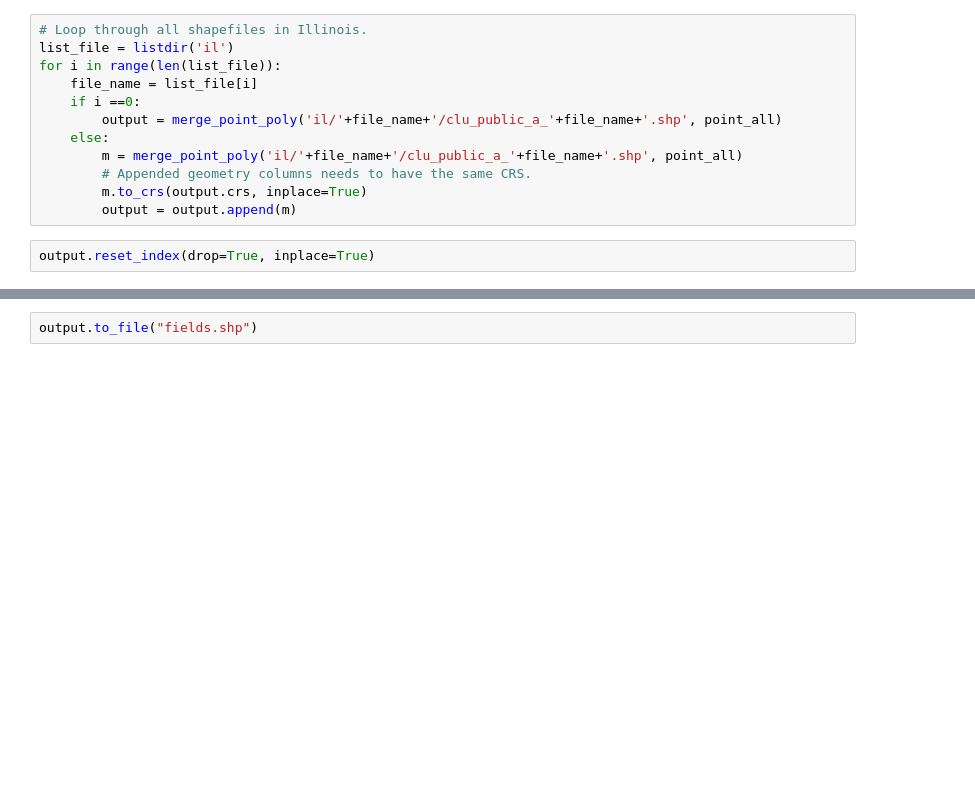
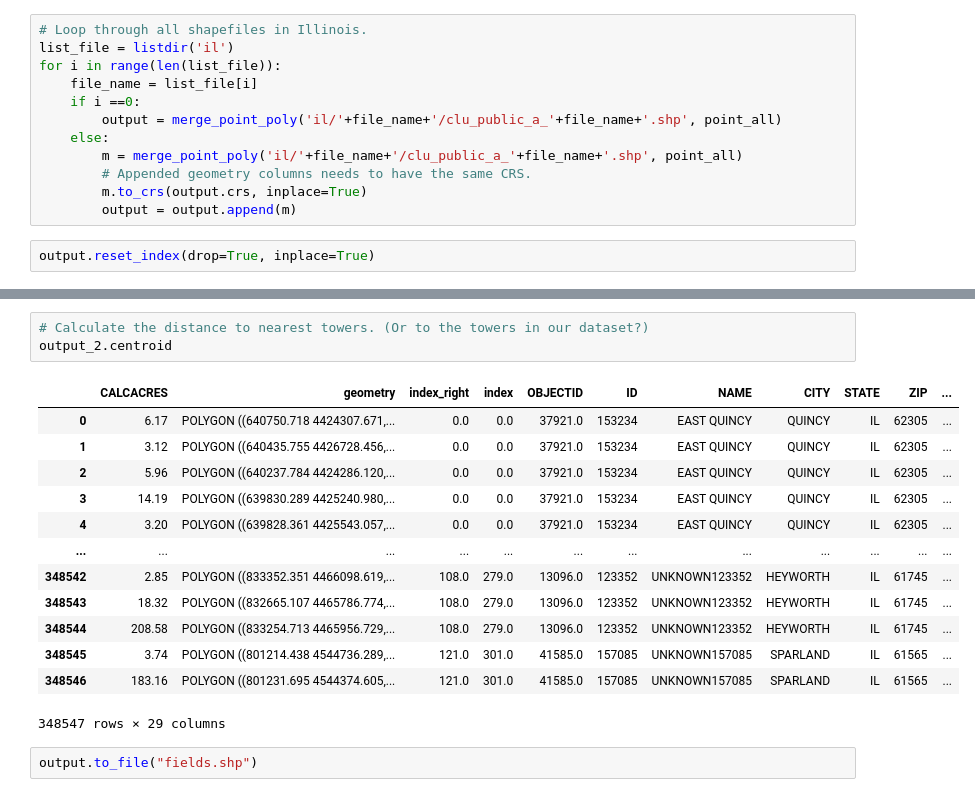
Before and after one commit to sara-johns/solar-farms, a Jupyter notebook: Merge Points with Field Shapefile.ipynb, the cells around one changed output, grey strips where cells are left out. Drawn from its saved outputs; the diff is of its cells as text; blank space fills up the shorter version.

```diff
--- a/Merge Points with Field Shapefile.ipynb
+++ b/Merge Points with Field Shapefile.ipynb
@@ -81,2 +215,19 @@ output.reset_index(drop=True, inplace=True)
+# %%
+# Calculate the distance to nearest towers. (Or to the towers in our dataset?)
+output_2.centroid
+# %% [output]
+|  | CALCACRES | geometry | index_right | index | OBJECTID | ID | NAME | CITY | STATE | ZIP | ... |
+| 0 | 6.17 | POLYGON ((640750.718 4424307.671,... | 0.0 | 0.0 | 37921.0 | 153234 | EAST QUINCY | QUINCY | IL | 62305 | ... |
+| 1 | 3.12 | POLYGON ((640435.755 4426728.456,... | 0.0 | 0.0 | 37921.0 | 153234 | EAST QUINCY | QUINCY | IL | 62305 | ... |
+| 2 | 5.96 | POLYGON ((640237.784 4424286.120,... | 0.0 | 0.0 | 37921.0 | 153234 | EAST QUINCY | QUINCY | IL | 62305 | ... |
+| 3 | 14.19 | POLYGON ((639830.289 4425240.980,... | 0.0 | 0.0 | 37921.0 | 153234 | EAST QUINCY | QUINCY | IL | 62305 | ... |
+| 4 | 3.20 | POLYGON ((639828.361 4425543.057,... | 0.0 | 0.0 | 37921.0 | 153234 | EAST QUINCY | QUINCY | IL | 62305 | ... |
+| ... | ... | ... | ... | ... | ... | ... | ... | ... | ... | ... | ... |
+| 348542 | 2.85 | POLYGON ((833352.351 4466098.619,... | 108.0 | 279.0 | 13096.0 | 123352 | UNKNOWN123352 | HEYWORTH | IL | 61745 | ... |
+| 348543 | 18.32 | POLYGON ((832665.107 4465786.774,... | 108.0 | 279.0 | 13096.0 | 123352 | UNKNOWN123352 | HEYWORTH | IL | 61745 | ... |
+| 348544 | 208.58 | POLYGON ((833254.713 4465956.729,... | 108.0 | 279.0 | 13096.0 | 123352 | UNKNOWN123352 | HEYWORTH | IL | 61745 | ... |
+| 348545 | 3.74 | POLYGON ((801214.438 4544736.289,... | 121.0 | 301.0 | 41585.0 | 157085 | UNKNOWN157085 | SPARLAND | IL | 61565 | ... |
+| 348546 | 183.16 | POLYGON ((801231.695 4544374.605,... | 121.0 | 301.0 | 41585.0 | 157085 | UNKNOWN157085 | SPARLAND | IL | 61565 | ... |
+348547 rows × 29 columns
 # %%
 output.to_file("fields.shp")
```
Also changed, not shown: parts of 24 cells of this notebook.
